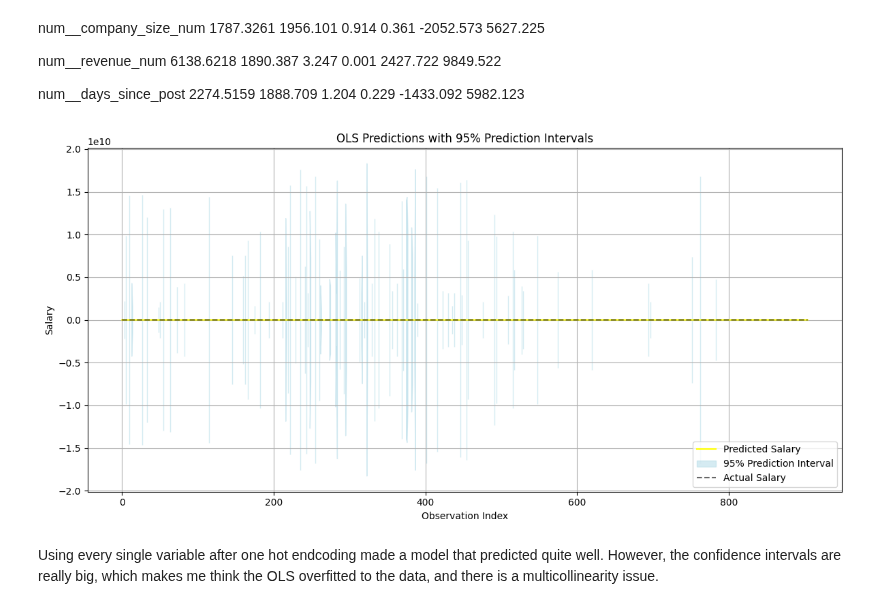
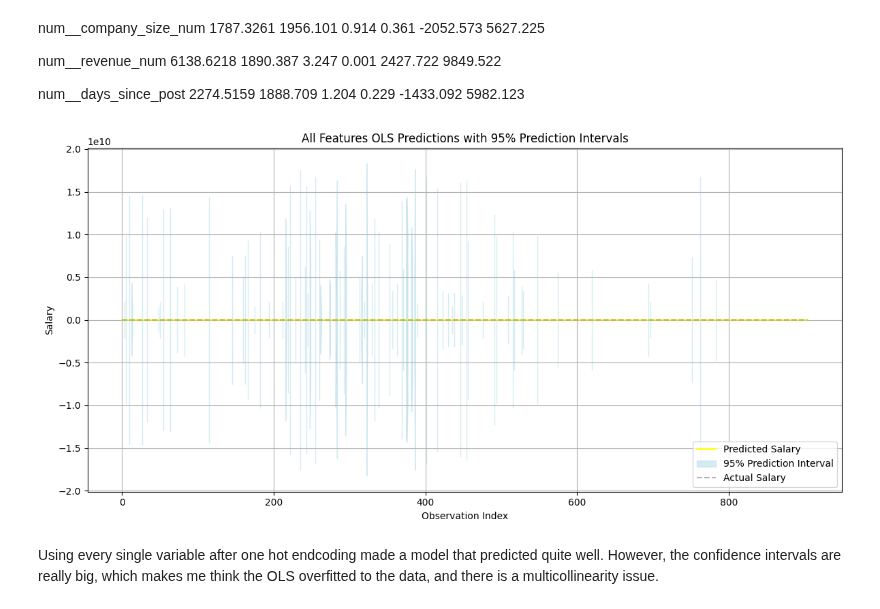
Before and after one commit to IanTaiAhn/econ6550, a Jupyter notebook: colab_assignments/Google_Colab_Assignment_8.ipynb, the cells around one changed output. Cells and saved outputs as stored; diff of their text form; code cells hidden in the pictures.

```diff
--- a/colab_assignments/Google_Colab_Assignment_8.ipynb
+++ b/colab_assignments/Google_Colab_Assignment_8.ipynb
@@ -441,27 +441,27 @@ num__days_since_post                                2274.5159   1888.709      1.
 # %%
 # Extract values from the prediction summary
 predicted_all_features = pred_multi_summary["mean"]
 lower_all_features = pred_multi_summary["obs_ci_lower"]
 upper_all_features = pred_multi_summary["obs_ci_upper"]
 
 # Create the plot
 plt.figure(figsize=(12, 6))
 plt.plot(predicted_all_features, label="Predicted Salary", color="yellow")
 plt.fill_between(range(len(predicted_all_features)), lower_all_features, upper_all_features, color="lightblue", alpha=0.5, label="95% Prediction Interval")
 
 # Optional: overlay actual salaries
-plt.plot(y.values, label="Actual Salary", color="black", linestyle="--", alpha=0.6)
+plt.plot(y.values, label="Actual Salary", color="grey", linestyle="--", alpha=0.6)
 
 # Customize the plot
 plt.xlabel("Observation Index")
 plt.ylabel("Salary")
-plt.title("OLS Predictions with 95% Prediction Intervals")
+plt.title("All Features OLS Predictions with 95% Prediction Intervals")
 plt.legend()
 plt.grid(True)
 plt.tight_layout()
 plt.show()
 # %% [output]
-[figure, old version]
+[figure, new version]
 # %% [markdown]
 <p>Using every single variable after one hot endcoding made a model that predicted quite well. However, the confidence intervals are really big, which makes me think the OLS overfitted to the data, and there is a multicollinearity issue.</p>
 # %%
```
Also changed, not shown: parts of 10 cells of this notebook.
